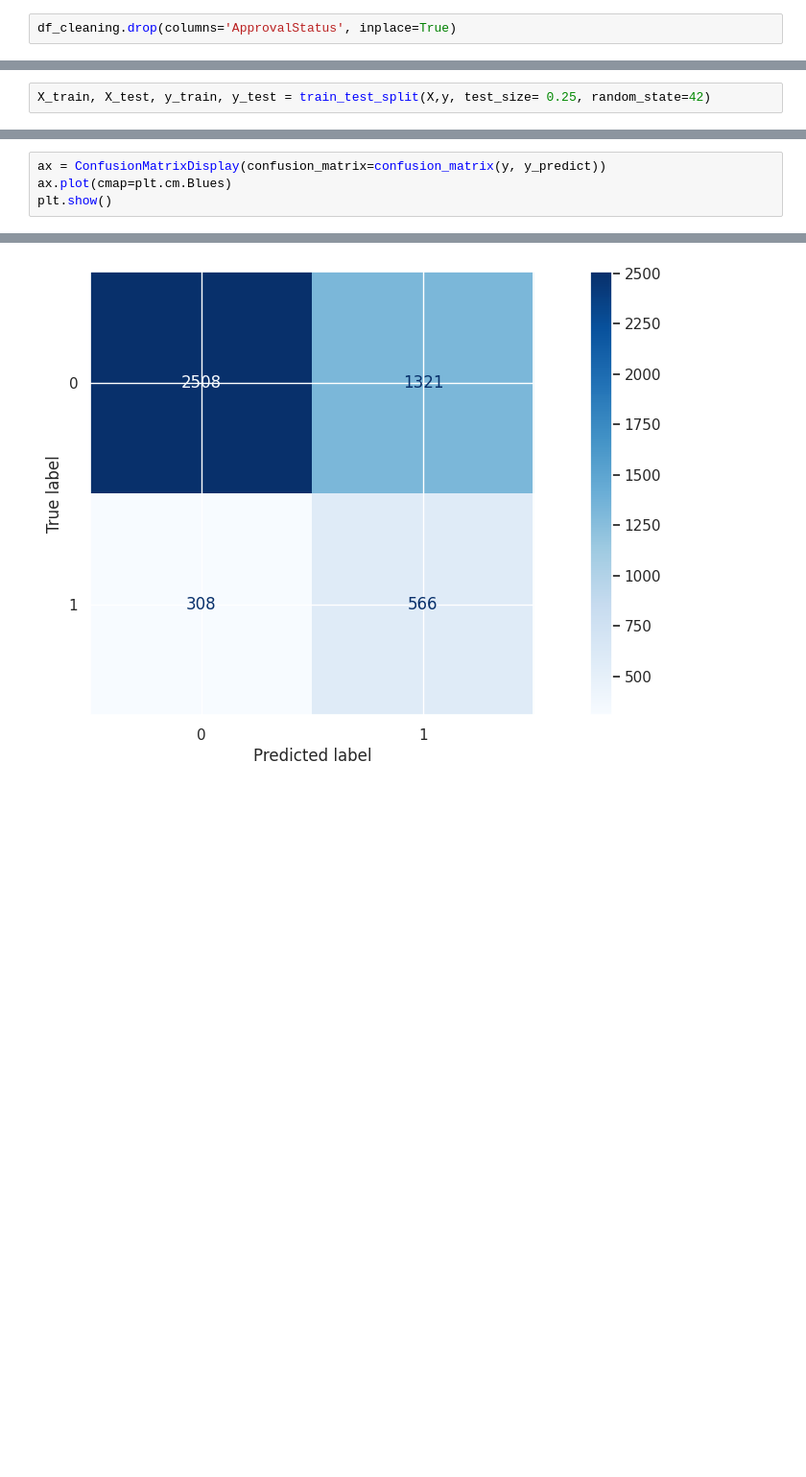
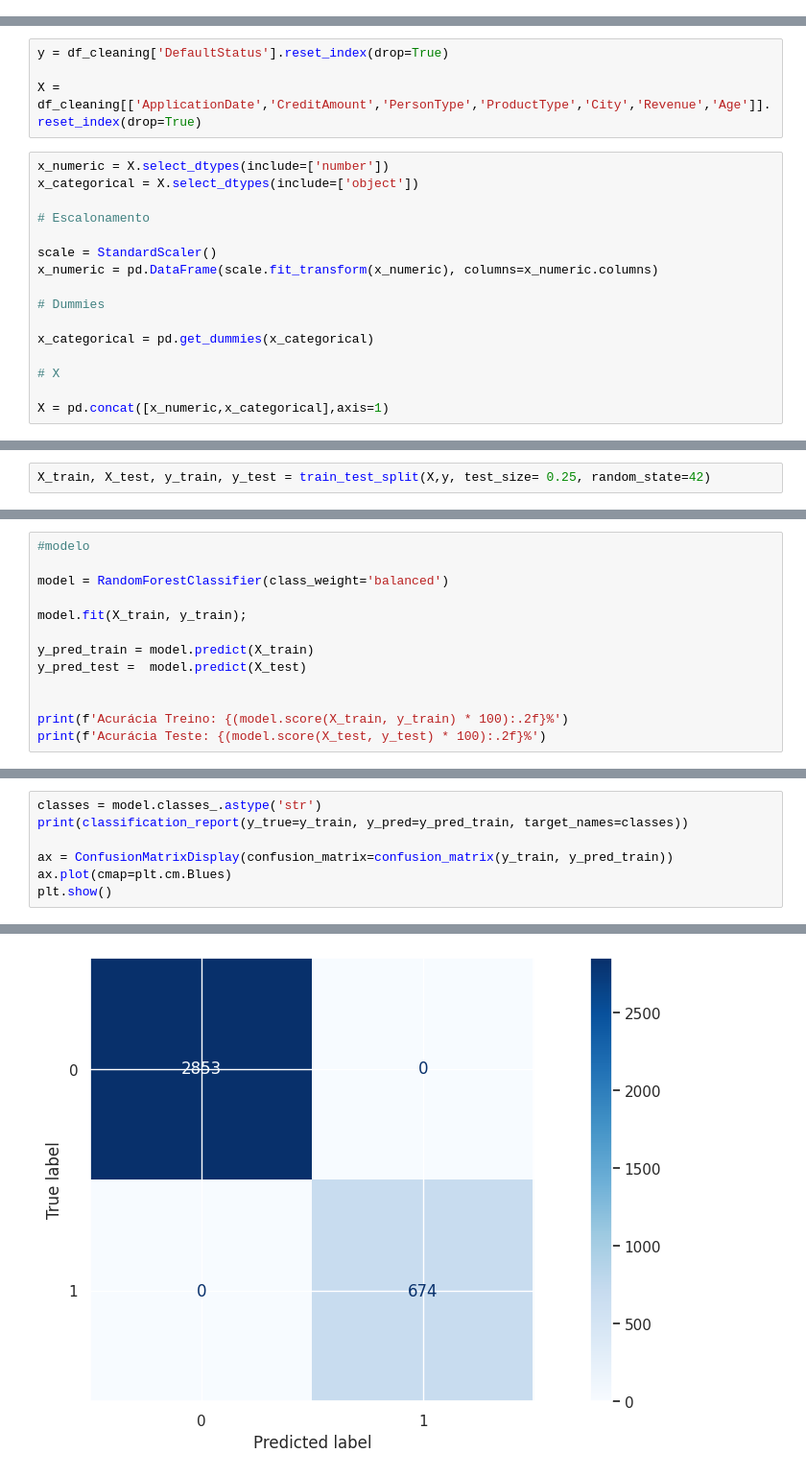
Before and after one commit to MatSchualtz/estudo_credito, a Jupyter notebook: Notebooks/estudo_de_caso.ipynb, the cells around one changed output, grey strips where cells are left out. Shown: that part at 96% size. Cells and saved outputs as stored; diff of their text form; blank space fills up the shorter version.

Commit message:
Modelo Final

```diff
--- a/Notebooks/estudo_de_caso.ipynb
+++ b/Notebooks/estudo_de_caso.ipynb
@@ -304,3 +302 @@ O primeiro passo da modelagem de dados será excluir o status de aprovação, j
-# %%
-df_cleaning.drop(columns='ApprovalStatus', inplace=True)
 # %% [markdown]
@@ -377,0 +559,20 @@ Primeiramente irei separar os dados em treino e teste, criar o modelo, treinar e
+# %%
+y = df_cleaning['DefaultStatus'].reset_index(drop=True)
+
+X = df_cleaning[['ApplicationDate','CreditAmount','PersonType','ProductType','City','Revenue','Age']].reset_index(drop=True)
+# %%
+x_numeric = X.select_dtypes(include=['number'])
+x_categorical = X.select_dtypes(include=['object'])
+
+# Escalonamento
+
+scale = StandardScaler()
+x_numeric = pd.DataFrame(scale.fit_transform(x_numeric), columns=x_numeric.columns)
+
+# Dummies
+
+x_categorical = pd.get_dummies(x_categorical)
+
+# X
+
+X = pd.concat([x_numeric,x_categorical],axis=1)
@@ -391,0 +583,13 @@ y_predict = lr.predict(X)
+# %%
+#modelo
+
+model = RandomForestClassifier(class_weight='balanced')
+
+model.fit(X_train, y_train);
+
+y_pred_train = model.predict(X_train)
+y_pred_test =  model.predict(X_test)
+
+
+print(f'Acurácia Treino: {(model.score(X_train, y_train) * 100):.2f}%')
+print(f'Acurácia Teste: {(model.score(X_test, y_test) * 100):.2f}%')
@@ -392,5 +599,8 @@ y_predict = lr.predict(X)
 # %%
-ax = ConfusionMatrixDisplay(confusion_matrix=confusion_matrix(y, y_predict))
+classes = model.classes_.astype('str')
+print(classification_report(y_true=y_train, y_pred=y_pred_train, target_names=classes))
+
+ax = ConfusionMatrixDisplay(confusion_matrix=confusion_matrix(y_train, y_pred_train))
 ax.plot(cmap=plt.cm.Blues)
 plt.show()
 # %% [output]
@@ -397 +615 @@ plt.show()
-[figure, old version]
+[figure, new version]
```
Also changed, not shown: parts of 59 cells of this notebook, 2 other files.
